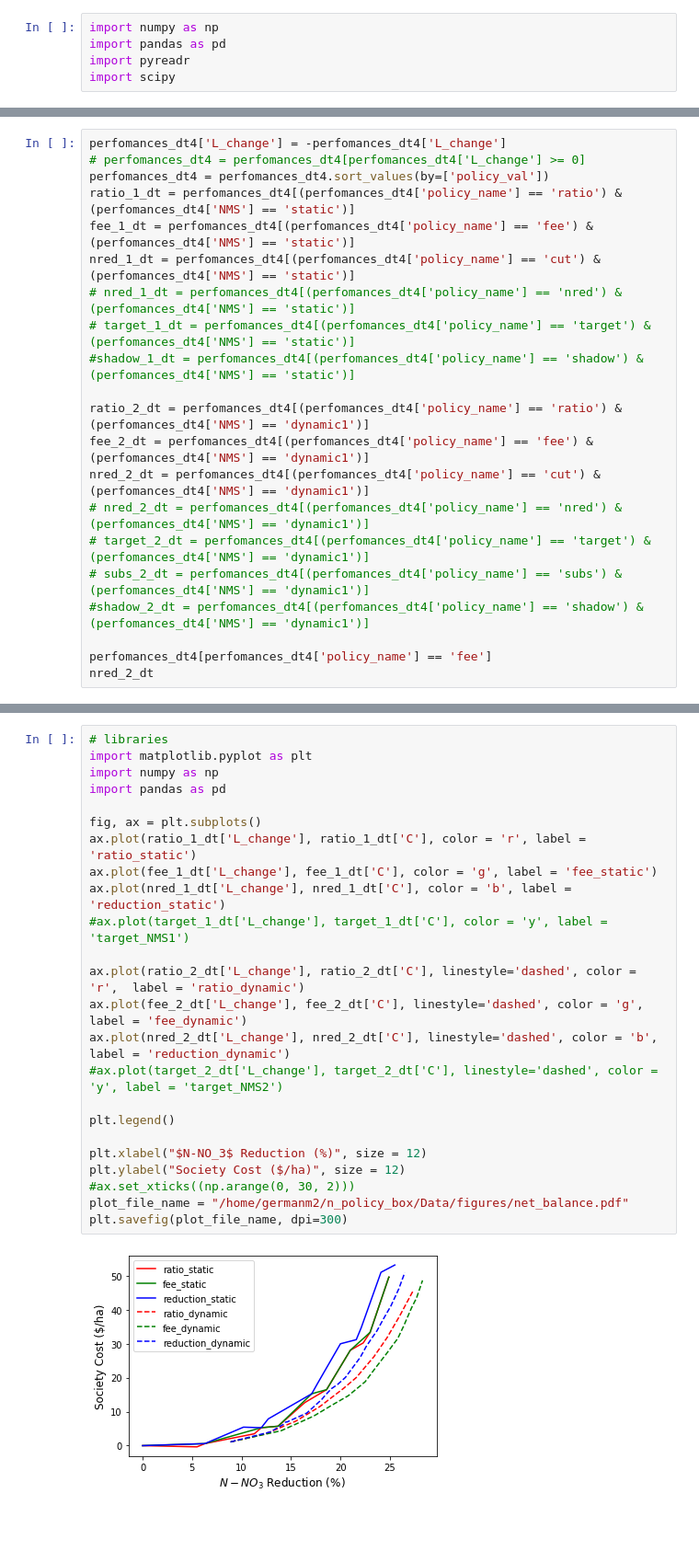
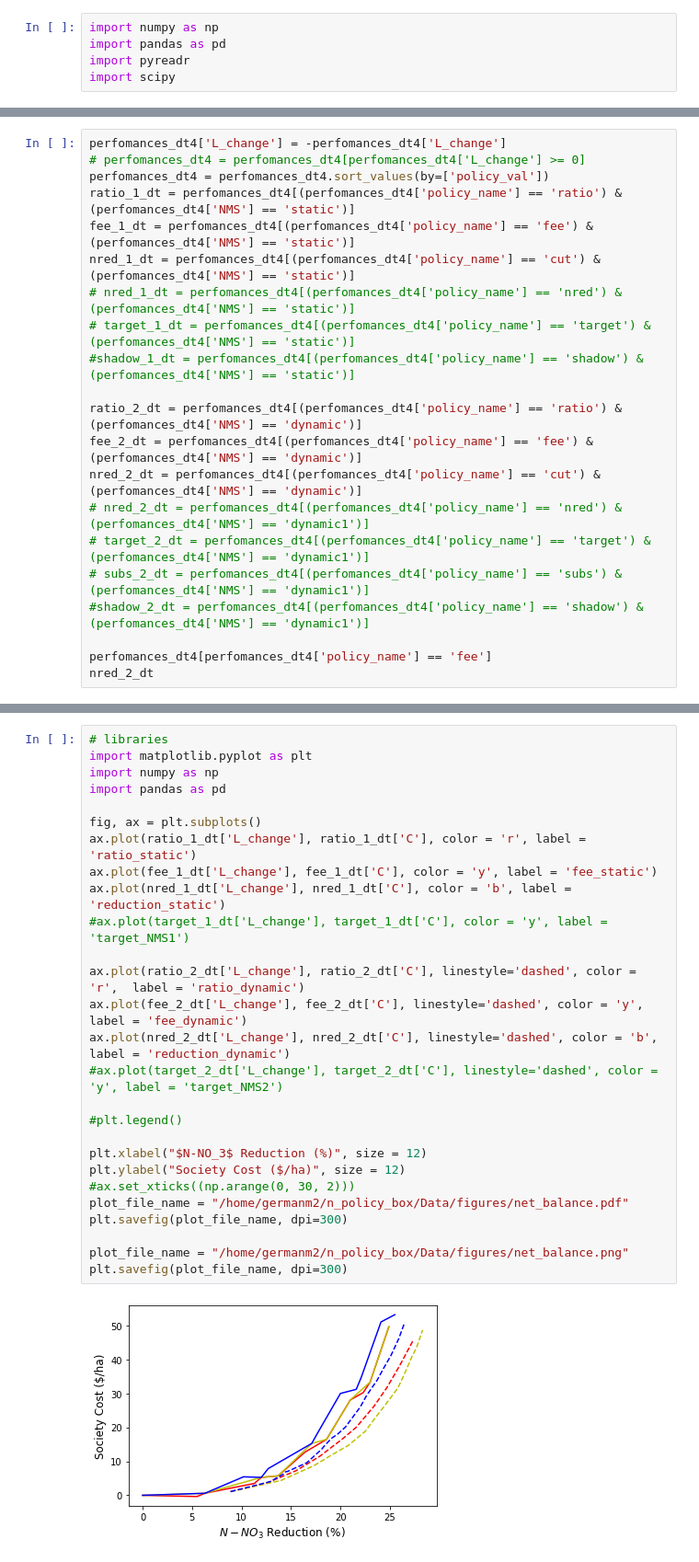
Before and after one commit to germanmandrini/n_policy, a Jupyter notebook: Codes/5e_L_reduction_cost.ipynb, the cells around one changed output, grey strips where cells are left out. Shown at 92% size. Cells and saved outputs as stored; diff of their text form; blank space fills up the shorter version.

```diff
--- a/Codes/5e_L_reduction_cost.ipynb
+++ b/Codes/5e_L_reduction_cost.ipynb
@@ -52,9 +52,9 @@ nred_1_dt = perfomances_dt4[(perfomances_dt4['policy_name'] == 'cut') & (perfoma
 # target_1_dt = perfomances_dt4[(perfomances_dt4['policy_name'] == 'target') & (perfomances_dt4['NMS'] == 'static')]
 #shadow_1_dt = perfomances_dt4[(perfomances_dt4['policy_name'] == 'shadow') & (perfomances_dt4['NMS'] == 'static')]
 
-ratio_2_dt = perfomances_dt4[(perfomances_dt4['policy_name'] == 'ratio') & (perfomances_dt4['NMS'] == 'dynamic1')]
-fee_2_dt = perfomances_dt4[(perfomances_dt4['policy_name'] == 'fee') & (perfomances_dt4['NMS'] == 'dynamic1')]
-nred_2_dt = perfomances_dt4[(perfomances_dt4['policy_name'] == 'cut') & (perfomances_dt4['NMS'] == 'dynamic1')]
+ratio_2_dt = perfomances_dt4[(perfomances_dt4['policy_name'] == 'ratio') & (perfomances_dt4['NMS'] == 'dynamic')]
+fee_2_dt = perfomances_dt4[(perfomances_dt4['policy_name'] == 'fee') & (perfomances_dt4['NMS'] == 'dynamic')]
+nred_2_dt = perfomances_dt4[(perfomances_dt4['policy_name'] == 'cut') & (perfomances_dt4['NMS'] == 'dynamic')]
 # nred_2_dt = perfomances_dt4[(perfomances_dt4['policy_name'] == 'nred') & (perfomances_dt4['NMS'] == 'dynamic1')]
 # target_2_dt = perfomances_dt4[(perfomances_dt4['policy_name'] == 'target') & (perfomances_dt4['NMS'] == 'dynamic1')]
 # subs_2_dt = perfomances_dt4[(perfomances_dt4['policy_name'] == 'subs') & (perfomances_dt4['NMS'] == 'dynamic1')]
@@ -83,26 +83,29 @@ nred_2_dt
 # %%
 # libraries
 import matplotlib.pyplot as plt
 import numpy as np
 import pandas as pd
 
 fig, ax = plt.subplots()
 ax.plot(ratio_1_dt['L_change'], ratio_1_dt['C'], color = 'r', label = 'ratio_static')
-ax.plot(fee_1_dt['L_change'], fee_1_dt['C'], color = 'g', label = 'fee_static')
+ax.plot(fee_1_dt['L_change'], fee_1_dt['C'], color = 'y', label = 'fee_static')
 ax.plot(nred_1_dt['L_change'], nred_1_dt['C'], color = 'b', label = 'reduction_static')
 #ax.plot(target_1_dt['L_change'], target_1_dt['C'], color = 'y', label = 'target_NMS1')
 
 ax.plot(ratio_2_dt['L_change'], ratio_2_dt['C'], linestyle='dashed', color = 'r',  label = 'ratio_dynamic')
-ax.plot(fee_2_dt['L_change'], fee_2_dt['C'], linestyle='dashed', color = 'g', label = 'fee_dynamic')
+ax.plot(fee_2_dt['L_change'], fee_2_dt['C'], linestyle='dashed', color = 'y', label = 'fee_dynamic')
 ax.plot(nred_2_dt['L_change'], nred_2_dt['C'], linestyle='dashed', color = 'b', label = 'reduction_dynamic')
 #ax.plot(target_2_dt['L_change'], target_2_dt['C'], linestyle='dashed', color = 'y', label = 'target_NMS2')
 
-plt.legend()
+#plt.legend()
 
 plt.xlabel("$N-NO_3$ Reduction (%)", size = 12)
 plt.ylabel("Society Cost ($/ha)", size = 12)
 #ax.set_xticks((np.arange(0, 30, 2)))
 plot_file_name = "/home/germanm2/n_policy_box/Data/figures/net_balance.pdf"
 plt.savefig(plot_file_name, dpi=300)
+
+plot_file_name = "/home/germanm2/n_policy_box/Data/figures/net_balance.png"
+plt.savefig(plot_file_name, dpi=300)
 # %% [output]
-[figure, old version]
+[figure, new version]
```
Also changed, not shown: parts of 2 cells of this notebook, 2 other files.
